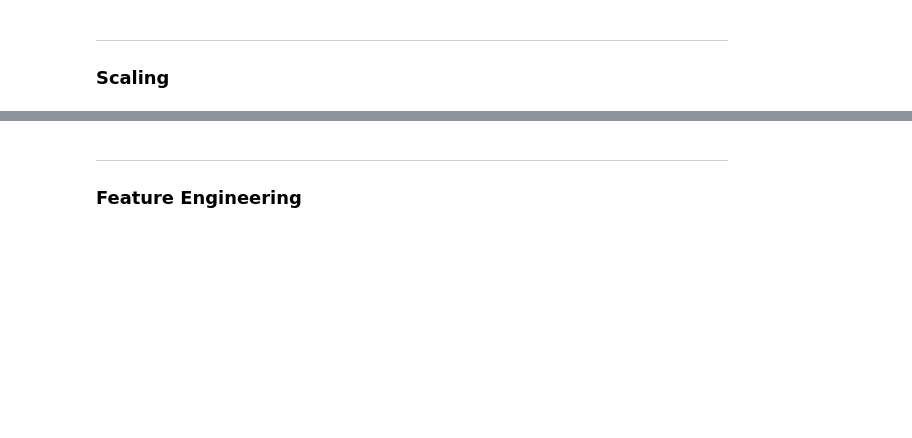
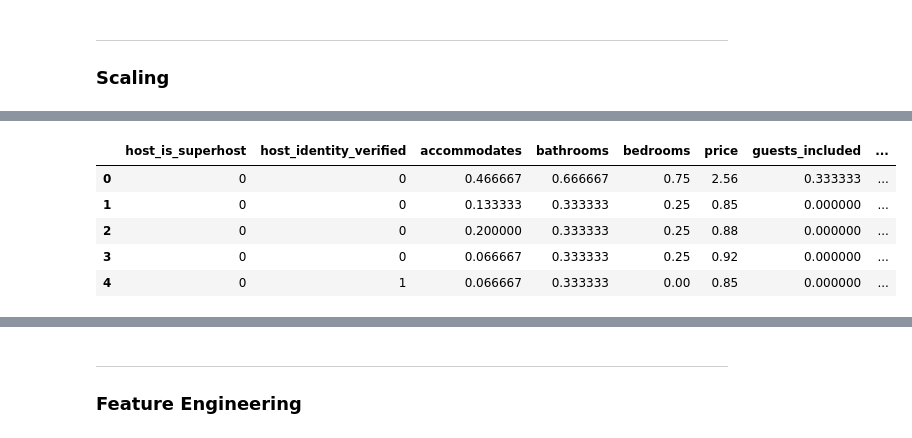
Before and after one commit to LudivineLacour/supervised-learning, a Jupyter notebook: code/preprocessing.ipynb, the cells around one changed output, grey strips where cells are left out. Drawn from its saved outputs; the diff is of its cells as text; code cells hidden in the pictures; blank space fills up the shorter version.

```diff
--- a/code/preprocessing.ipynb
+++ b/code/preprocessing.ipynb
@@ -45,8 +79,21 @@ df_scaled = df.copy()
 # %%
-# Scaling the data using MinMax method to put all data between 0,1 because we have many columns with dummies
-# Also MixMax Scale is recommanded for algos distance-based such as KNN or XGboost
+# Scaling for dataframe with dummies
 
-for i in range(to_scale.columns.shape[0]):
-    df_scaled[to_scale.columns[i]] = (df_scaled[to_scale.columns[i]] - df_scaled[to_scale.columns[i]].min())/(df_scaled[to_scale.columns[i]].max()-df_scaled[to_scale.columns[i]].min())
+    # Scaling the data using MinMax method to put all data between 0,1 because we have many columns with dummies
+    # Also MixMax Scale is recommanded for algos distance-based such as KNN or XGboost
+
+for i in range(minmax_scale.columns.shape[0]):
+    df_scaled[minmax_scale.columns[i]] = (df_scaled[minmax_scale.columns[i]] - df_scaled[minmax_scale.columns[i]].min())/(df_scaled[minmax_scale.columns[i]].max()- df_scaled[minmax_scale.columns[i]].min())
+
+    # Scaling price diving by 100
+
+df_scaled.price = df_scaled.price/100
 
 df_scaled.head()
+# %% [output]
+|  | host_is_superhost | host_identity_verified | accommodates | bathrooms | bedrooms | price | guests_included | ... |
+| 0 | 0 | 0 | 0.466667 | 0.666667 | 0.75 | 2.56 | 0.333333 | ... |
+| 1 | 0 | 0 | 0.133333 | 0.333333 | 0.25 | 0.85 | 0.000000 | ... |
+| 2 | 0 | 0 | 0.200000 | 0.333333 | 0.25 | 0.88 | 0.000000 | ... |
+| 3 | 0 | 0 | 0.066667 | 0.333333 | 0.25 | 0.92 | 0.000000 | ... |
+| 4 | 0 | 1 | 0.066667 | 0.333333 | 0.00 | 0.85 | 0.000000 | ... |
```
Also changed, not shown: parts of 25 cells of this notebook, 5 other files.
